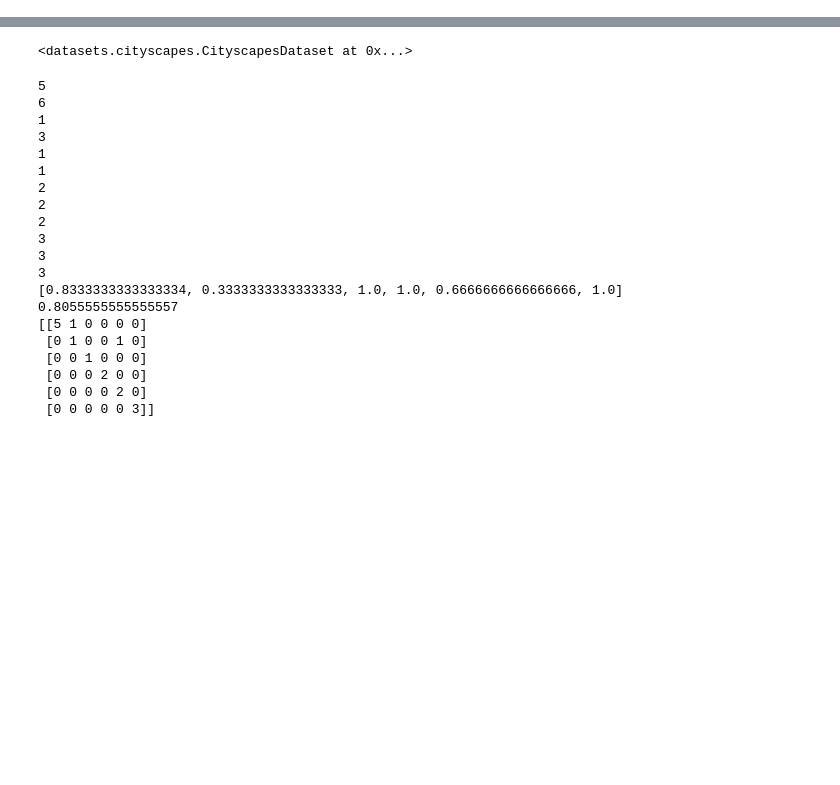
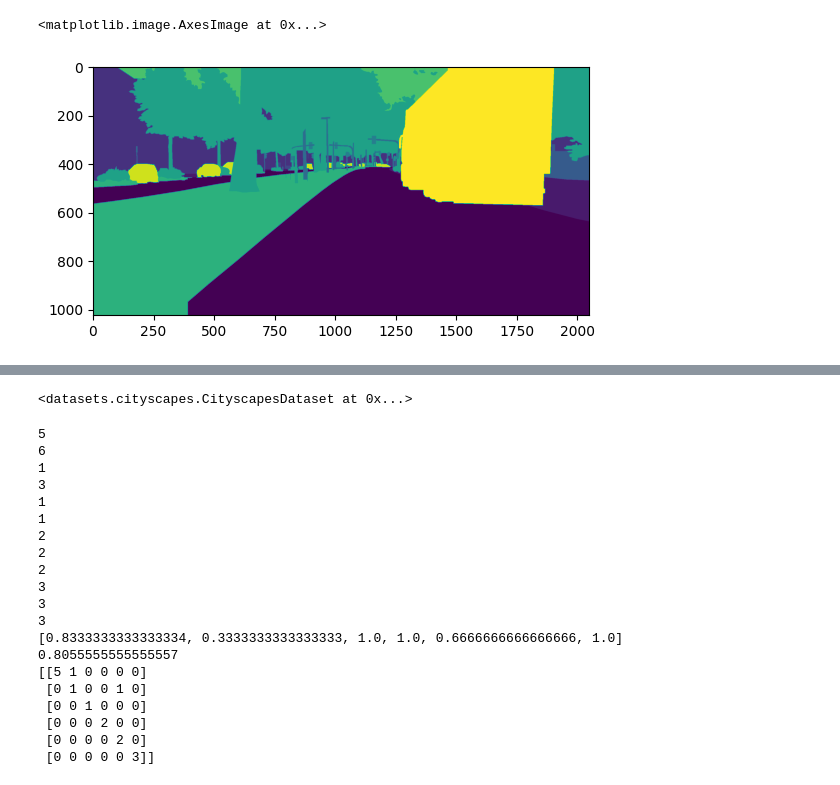
Before and after one commit to bhyun-kim/torch-semantic-seg, a Jupyter notebook: notebooks/debuging_note.ipynb, the cells around one changed output, grey strips where cells are left out. Drawn from its saved outputs; the diff is of its cells as text; code cells hidden in the pictures; blank space fills up the shorter version.

```diff
--- a/notebooks/debuging_note.ipynb
+++ b/notebooks/debuging_note.ipynb
@@ -0,0 +8,16 @@
+# %%
+import cv2
+import matplotlib.pyplot as plt
+import numpy as np
+
+path = '/home/sss/UOS-SSaS Dropbox/05. Data/00. Benchmarks/01-1. cityscapes_mini/gtFine/train/bochum/bochum_000000_000313_gtFine_labelTrainIds.png'
+
+seg = cv2.imread(path, cv2.IMREAD_UNCHANGED)
+mask = seg == 255
+mask = mask.astype(np.uint8)
+
+dst = cv2.inpaint(seg, mask, 0, cv2.INPAINT_NS)
+plt.imshow(dst)
+# %% [output]
+<matplotlib.image.AxesImage at 0x...>
+[figure, added]
```
Also changed, not shown: parts of 7 cells of this notebook, 33 other files.
